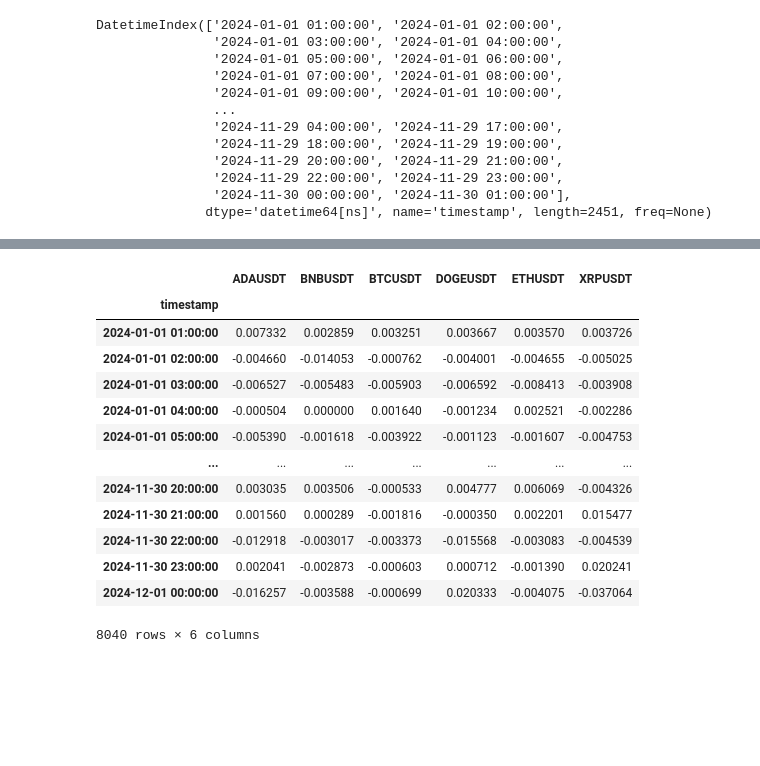
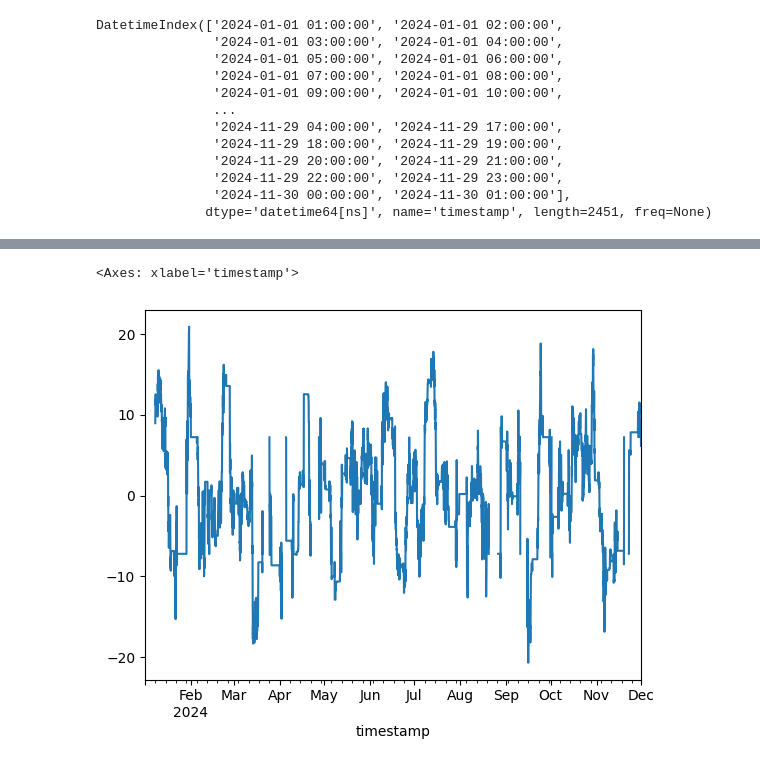
Before and after one commit to oscarwoodi/CryptoCausality, a Jupyter notebook: notebooks/new_strategy_1h.ipynb, the cells around one changed output, grey strips where cells are left out. Cells and saved outputs as stored; diff of their text form; code cells hidden in the pictures; blank space fills up the shorter version.

Commit message:
Added rolling corr

```diff
--- a/notebooks/new_strategy_1h.ipynb
+++ b/notebooks/new_strategy_1h.ipynb
@@ -471,17 +471,7 @@ np.float64(1.4262322532027254)
-# %%
-log_returns
-# %% [output]
-|  | ADAUSDT | BNBUSDT | BTCUSDT | DOGEUSDT | ETHUSDT | XRPUSDT |
-| timestamp |  |  |  |  |  |  |
-| 2024-01-01 01:00:00 | 0.007332 | 0.002859 | 0.003251 | 0.003667 | 0.003570 | 0.003726 |
-| 2024-01-01 02:00:00 | -0.004660 | -0.014053 | -0.000762 | -0.004001 | -0.004655 | -0.005025 |
-| 2024-01-01 03:00:00 | -0.006527 | -0.005483 | -0.005903 | -0.006592 | -0.008413 | -0.003908 |
-| 2024-01-01 04:00:00 | -0.000504 | 0.000000 | 0.001640 | -0.001234 | 0.002521 | -0.002286 |
-| 2024-01-01 05:00:00 | -0.005390 | -0.001618 | -0.003922 | -0.001123 | -0.001607 | -0.004753 |
-| ... | ... | ... | ... | ... | ... | ... |
-| 2024-11-30 20:00:00 | 0.003035 | 0.003506 | -0.000533 | 0.004777 | 0.006069 | -0.004326 |
-| 2024-11-30 21:00:00 | 0.001560 | 0.000289 | -0.001816 | -0.000350 | 0.002201 | 0.015477 |
-| 2024-11-30 22:00:00 | -0.012918 | -0.003017 | -0.003373 | -0.015568 | -0.003083 | -0.004539 |
-| 2024-11-30 23:00:00 | 0.002041 | -0.002873 | -0.000603 | 0.000712 | -0.001390 | 0.020241 |
-| 2024-12-01 00:00:00 | -0.016257 | -0.003588 | -0.000699 | 0.020333 | -0.004075 | -0.037064 |
-8040 rows × 6 columns
+# %%
+window = 168
+rolling_sharpe = np.sqrt(365*24)*strategy_return["ret"].rolling(window).mean() / strategy_return["ret"].rolling(window).std()
+rolling_sharpe.plot()
+# %% [output]
+<Axes: xlabel='timestamp'>
+[figure, added]
```
Also changed, not shown: parts of 7 cells of this notebook.
